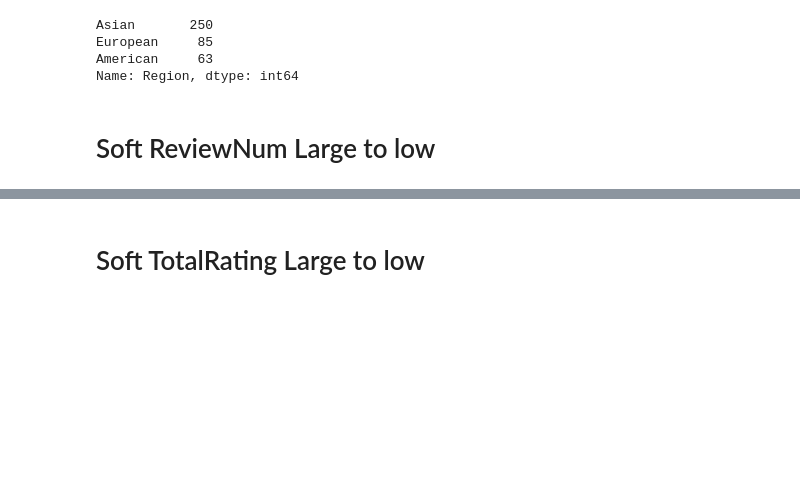
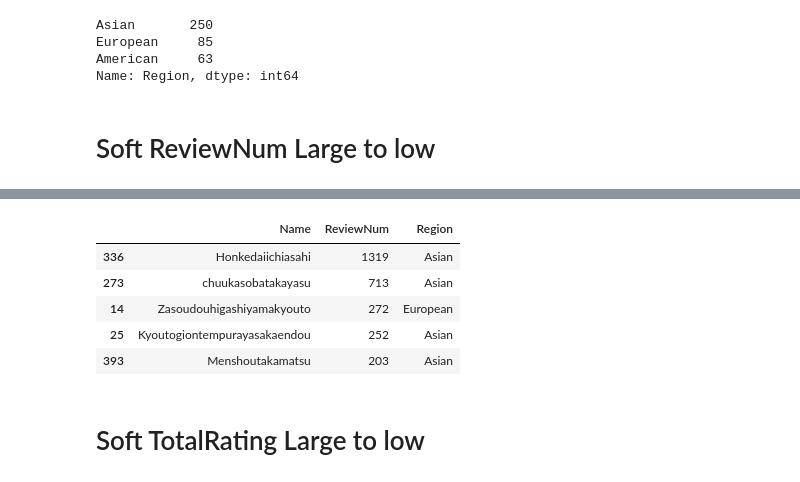
Before and after one commit to PeiranC/bootcamp_Project1, a Jupyter notebook: KyotoRestaurant.ipynb, the cells around one changed output, grey strips where cells are left out. Drawn from its saved outputs; the diff is of its cells as text; code cells hidden in the pictures; blank space fills up the shorter version.

```diff
--- a/KyotoRestaurant.ipynb
+++ b/KyotoRestaurant.ipynb
@@ -192,6 +192,17 @@ kyoto_softReviewNum_df.head()
 | 14 | Zasoudouhigashiyamakyouto | Gion Shijo | Italian | Pasta | ￥6000～￥7999 | ￥2000～￥2999 | 3.61 | 272 | ... |
 | 25 | Kyoutogiontempurayasakaendou | Gion Shijo | Tempura | Kaiseki (Traditional Japanese) | ￥10000～￥14999 | ￥5000～￥5999 | 3.68 | 252 | ... |
 | 393 | Menshoutakamatsu | Karasuma | Tsukemen | Ramen | ～￥999 | ～￥999 | 3.58 | 203 | ... |
+# %%
+kyoto_softReviewNum_df = kyoto_df.sort_values("ReviewNum", ascending=False)
+kyoto_filtered = kyoto_softReviewNum_df[["Name", "ReviewNum", "Region"]]
+kyoto_filtered.head()
+# %% [output]
+|  | Name | ReviewNum | Region |
+| 336 | Honkedaiichiasahi | 1319 | Asian |
+| 273 | chuukasobatakayasu | 713 | Asian |
+| 14 | Zasoudouhigashiyamakyouto | 272 | European |
+| 25 | Kyoutogiontempurayasakaendou | 252 | Asian |
+| 393 | Menshoutakamatsu | 203 | Asian |
 # %% [markdown]
 # Soft TotalRating Large to low
 # %%
```
Also changed, not shown: parts of 2 cells of this notebook.
